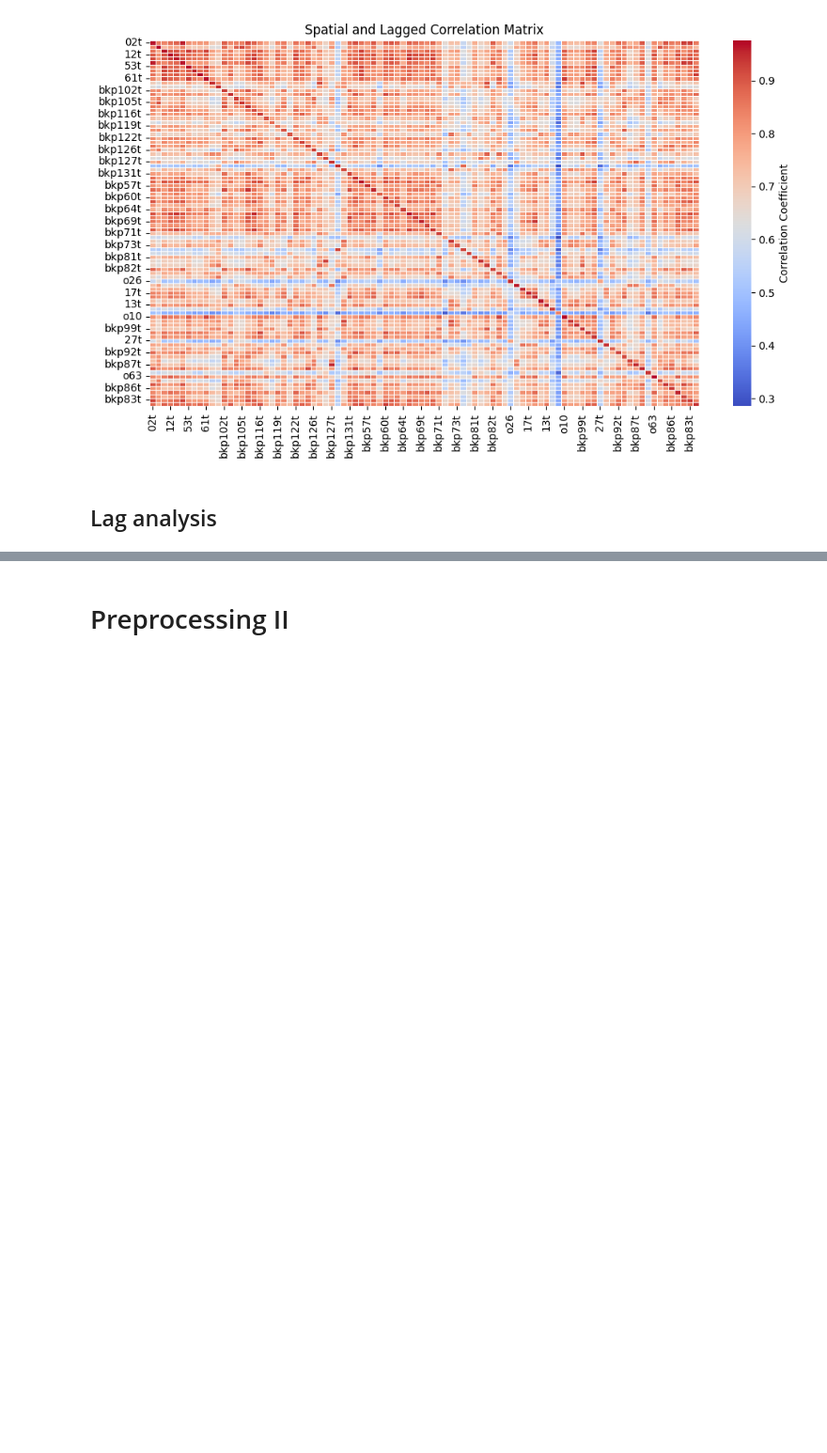
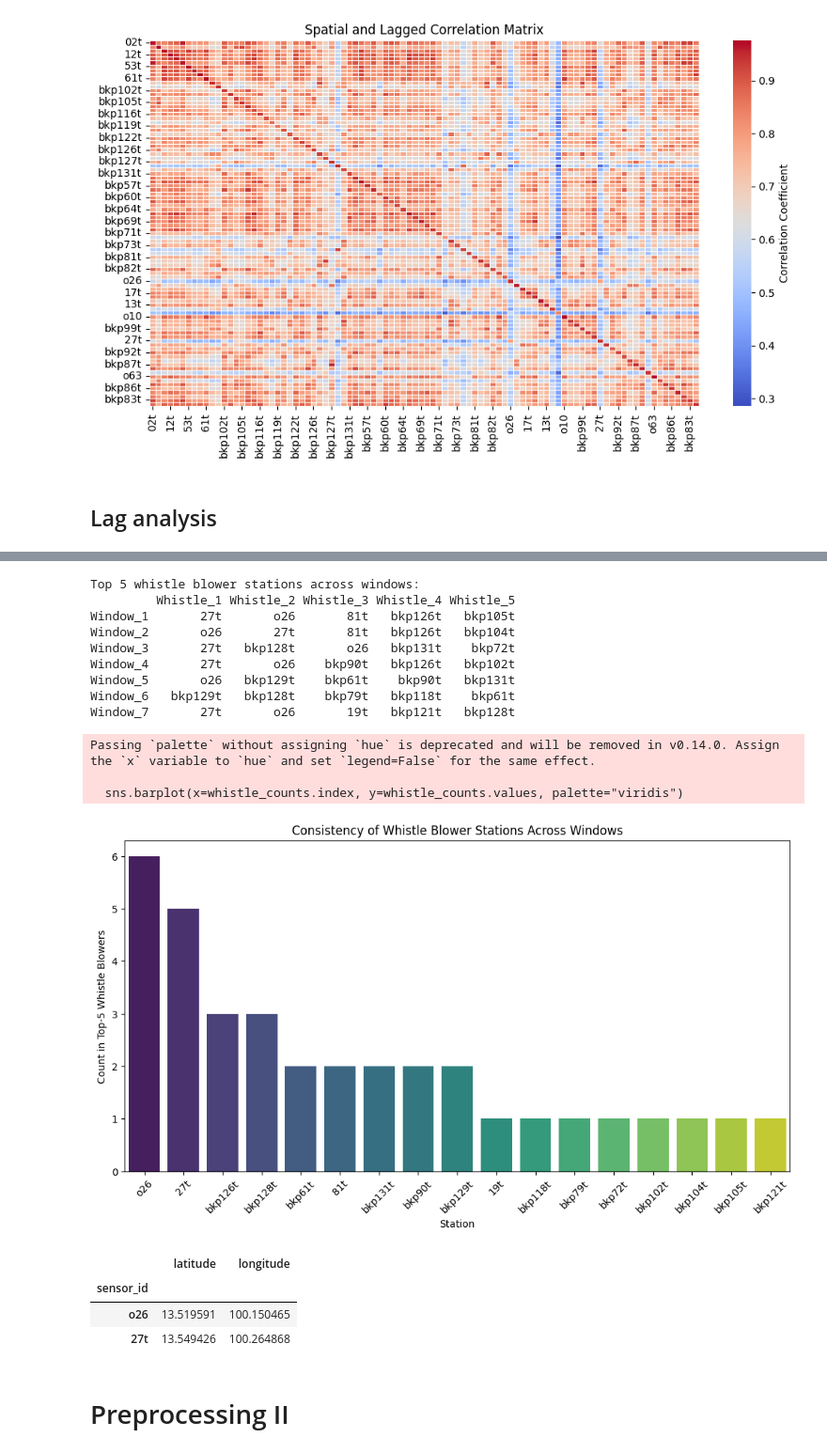
Before and after one commit to GemsLoveNLP/PM25, a Jupyter notebook: eda.ipynb, the cells around one changed output, grey strips where cells are left out. Shown at 94% size. Saved outputs shown, nothing was run; the diff lists cells and outputs as text; code cells hidden in the pictures; blank space fills up the shorter version.

Commit message:
add: windows validation

```diff
--- a/eda.ipynb
+++ b/eda.ipynb
@@ -494,3 +517,26 @@ plt.show()
+# %%
+rolling_window_whistle_blowers(df,df_geo,300,150)
+# %% [output]
+Top 5 whistle blower stations across windows:
+         Whistle_1 Whistle_2 Whistle_3 Whistle_4 Whistle_5
+Window_1       27t       o26       81t   bkp126t   bkp105t
+Window_2       o26       27t       81t   bkp126t   bkp104t
+Window_3       27t   bkp128t       o26   bkp131t    bkp72t
+Window_4       27t       o26    bkp90t   bkp126t   bkp102t
+Window_5       o26   bkp129t    bkp61t    bkp90t   bkp131t
+Window_6   bkp129t   bkp128t    bkp79t   bkp118t    bkp61t
+Window_7       27t       o26       19t   bkp121t   bkp128t
+Passing `palette` without assigning `hue` is deprecated and will be removed in v0.14.0. Assign the `x` variable to `hue` and set `legend=False` for the same effect.
+
+  sns.barplot(x=whistle_counts.index, y=whistle_counts.values, palette="viridis")
+[figure, added]
+# %%
+df_geo.loc[[val for val in df_geo.index if val in ['27t','o26']]]
+# %% [output]
+|  | latitude | longitude |
+| sensor_id |  |  |
+| o26 | 13.519591 | 100.150465 |
+| 27t | 13.549426 | 100.264868 |
 # %% [markdown]
 # Preprocessing II
 # %% [markdown]
```
Also changed, not shown: parts of 6 cells of this notebook.
